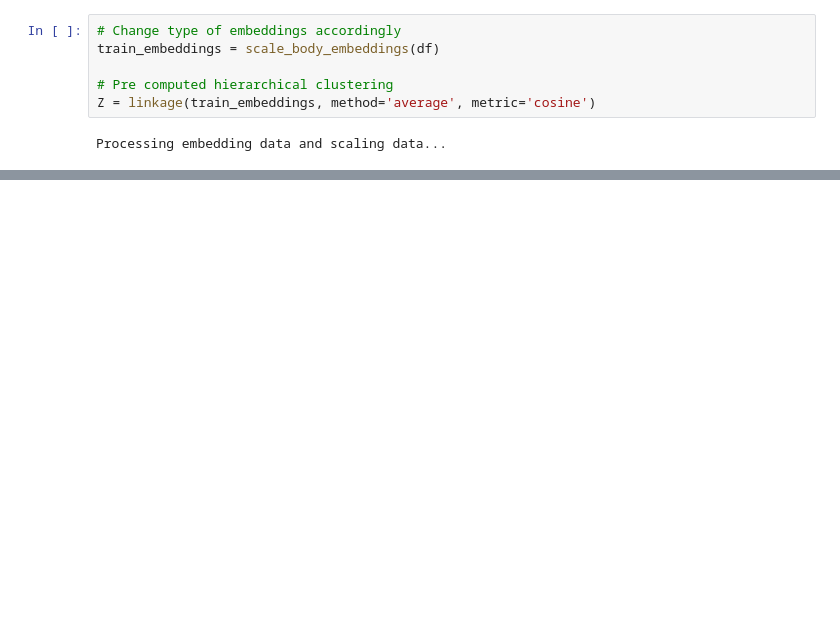
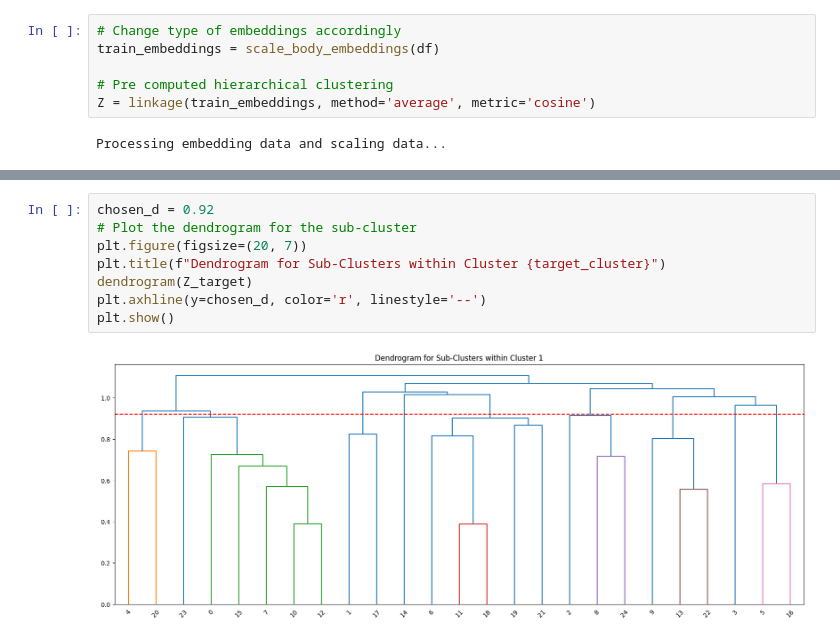
Before and after one commit to mcxraider/sph-timeline-project, a Jupyter notebook: notebooks/hierarchical_experiment.ipynb, the cells around one changed output, grey strips where cells are left out. Saved outputs shown, nothing was run; the diff lists cells and outputs as text; blank space fills up the shorter version.

```diff
--- a/notebooks/hierarchical_experiment.ipynb
+++ b/notebooks/hierarchical_experiment.ipynb
@@ -383,0 +571,10 @@ df.head(10)
+# %%
+chosen_d = 0.92
+# Plot the dendrogram for the sub-cluster
+plt.figure(figsize=(20, 7))
+plt.title(f"Dendrogram for Sub-Clusters within Cluster {target_cluster}")
+dendrogram(Z_target)
+plt.axhline(y=chosen_d, color='r', linestyle='--')
+plt.show()
+# %% [output]
+[figure, added]
```
Also changed, not shown: parts of 34 cells of this notebook, 2 other files.
